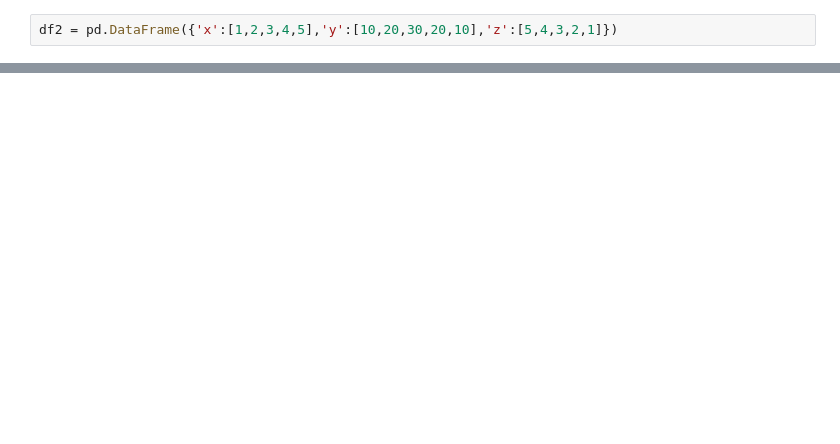
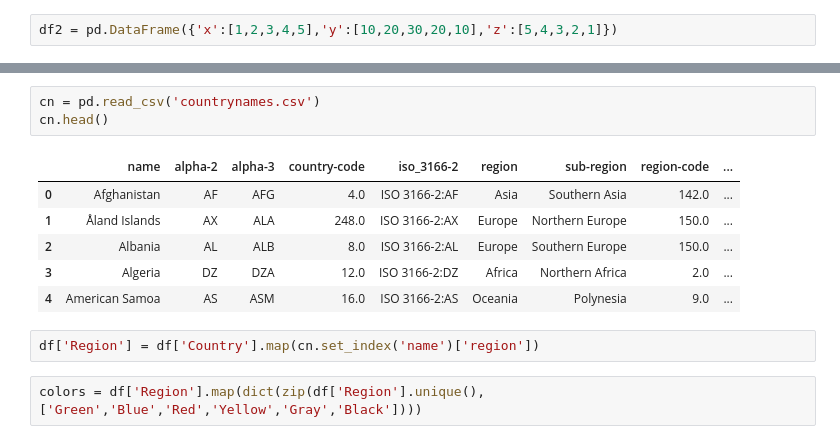
Before and after one commit to Wistako/modul_11, a Jupyter notebook: sub_1.ipynb, the cells around one changed output, grey strips where cells are left out. Cells and saved outputs as stored; diff of their text form; blank space fills up the shorter version.

```diff
--- a/sub_1.ipynb
+++ b/sub_1.ipynb
@@ -61,0 +164,14 @@ df2.iplot(kind='surface',colorscale='rdylbu')
+# %%
+cn = pd.read_csv('countrynames.csv')
+cn.head()
+# %% [output]
+|  | name | alpha-2 | alpha-3 | country-code | iso_3166-2 | region | sub-region | region-code | ... |
+| 0 | Afghanistan | AF | AFG | 4.0 | ISO 3166-2:AF | Asia | Southern Asia | 142.0 | ... |
+| 1 | Åland Islands | AX | ALA | 248.0 | ISO 3166-2:AX | Europe | Northern Europe | 150.0 | ... |
+| 2 | Albania | AL | ALB | 8.0 | ISO 3166-2:AL | Europe | Southern Europe | 150.0 | ... |
+| 3 | Algeria | DZ | DZA | 12.0 | ISO 3166-2:DZ | Africa | Northern Africa | 2.0 | ... |
+| 4 | American Samoa | AS | ASM | 16.0 | ISO 3166-2:AS | Oceania | Polynesia | 9.0 | ... |
+# %%
+df['Region'] = df['Country'].map(cn.set_index('name')['region'])
+# %%
+colors = df['Region'].map(dict(zip(df['Region'].unique(),['Green','Blue','Red','Yellow','Gray','Black'])))
```
Also changed, not shown: parts of 23 cells of this notebook.
